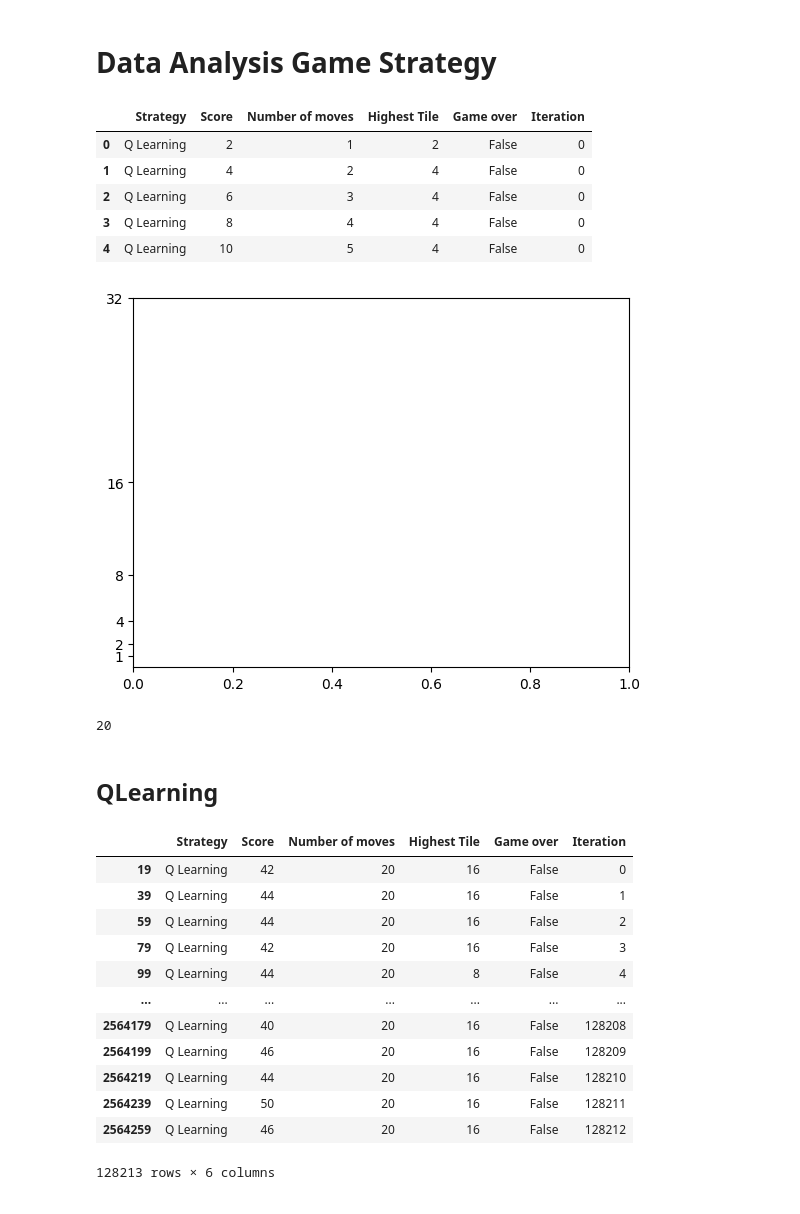
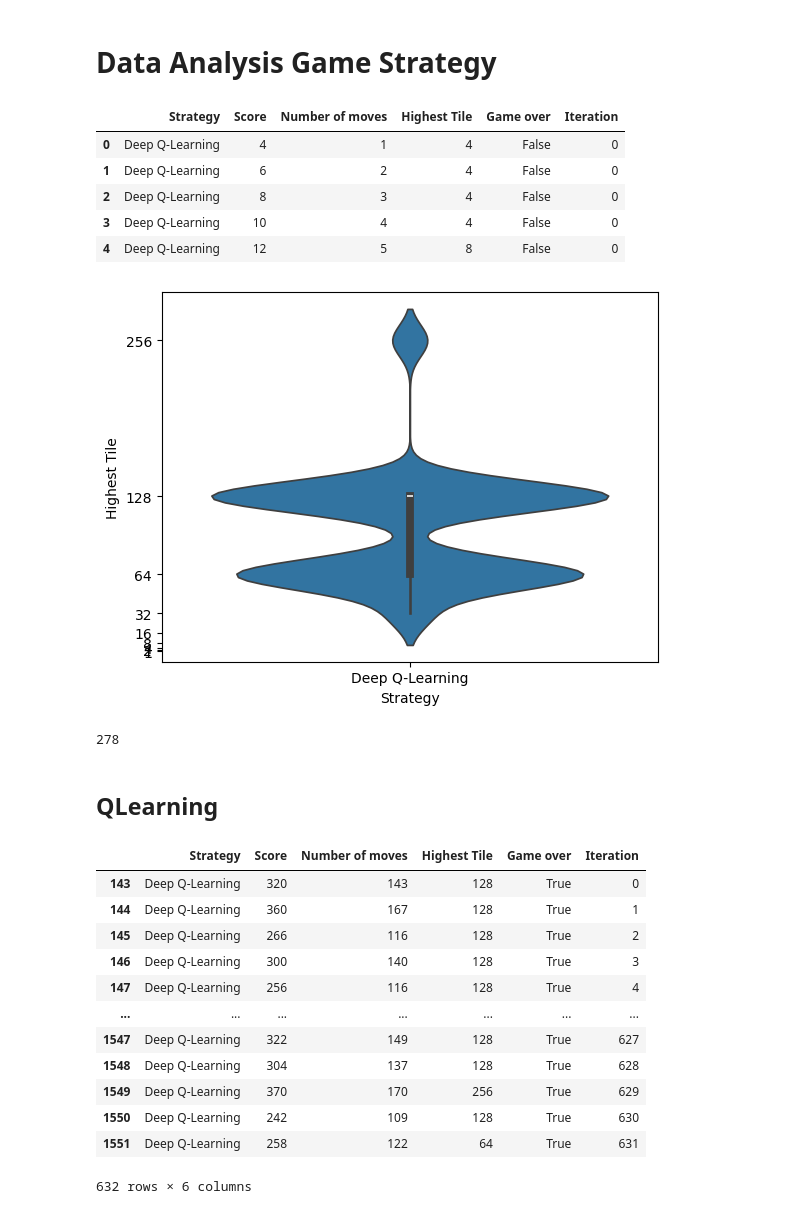
Before and after one commit to TomWartm/game_2048, a Jupyter notebook: analysis.ipynb, the cells around one changed output. Drawn from its saved outputs; the diff is of its cells as text; code cells hidden in the pictures.

```diff
--- a/analysis.ipynb
+++ b/analysis.ipynb
@@ -6,46 +6,46 @@ import pandas as pd
 import seaborn as sns
 import matplotlib.pyplot as plt
 # %%
-df = pd.read_csv('data/statistical.csv')
+df = pd.read_csv('C:/Users/mot99/Dokumente/GitHub/game_2048/data/statistical.csv')
 df.head()
 # %% [output]
 |  | Strategy | Score | Number of moves | Highest Tile | Game over | Iteration |
-| 0 | Q Learning | 2 | 1 | 2 | False | 0 |
-| 1 | Q Learning | 4 | 2 | 4 | False | 0 |
-| 2 | Q Learning | 6 | 3 | 4 | False | 0 |
-| 3 | Q Learning | 8 | 4 | 4 | False | 0 |
-| 4 | Q Learning | 10 | 5 | 4 | False | 0 |
+| 0 | Deep Q-Learning | 4 | 1 | 4 | False | 0 |
+| 1 | Deep Q-Learning | 6 | 2 | 4 | False | 0 |
+| 2 | Deep Q-Learning | 8 | 3 | 4 | False | 0 |
+| 3 | Deep Q-Learning | 10 | 4 | 4 | False | 0 |
+| 4 | Deep Q-Learning | 12 | 5 | 8 | False | 0 |
 # %%
 sns.violinplot(x='Strategy', y='Highest Tile', data=df[df['Game over'] == True])
 plt.yticks(np.logspace(0, np.log2(df['Highest Tile'].max()), base=2, num=int(np.log2(df['Highest Tile'].max())) + 1))
 plt.savefig('img/game_strategy.png')
 plt.show()
 # %% [output]
-[figure, old version]
+[figure, new version]
 # %%
 max(df['Number of moves'])
 # %% [output]
-20
+278
 # %% [markdown]
 ## QLearning
 # %%
-df_q = df[df['Strategy']=='Q Learning']
-df_q = df_q[df_q['Number of moves'] == 20]
+df_q = df[df['Strategy']=='Deep Q-Learning']
+df_q = df_q[df_q['Game over']]
 df_q
 # %% [output]
 |  | Strategy | Score | Number of moves | Highest Tile | Game over | Iteration |
-| 19 | Q Learning | 42 | 20 | 16 | False | 0 |
-| 39 | Q Learning | 44 | 20 | 16 | False | 1 |
-| 59 | Q Learning | 44 | 20 | 16 | False | 2 |
-| 79 | Q Learning | 42 | 20 | 16 | False | 3 |
-| 99 | Q Learning | 44 | 20 | 8 | False | 4 |
+| 143 | Deep Q-Learning | 320 | 143 | 128 | True | 0 |
+| 144 | Deep Q-Learning | 360 | 167 | 128 | True | 1 |
+| 145 | Deep Q-Learning | 266 | 116 | 128 | True | 2 |
+| 146 | Deep Q-Learning | 300 | 140 | 128 | True | 3 |
+| 147 | Deep Q-Learning | 256 | 116 | 128 | True | 4 |
 | ... | ... | ... | ... | ... | ... | ... |
-| 2564179 | Q Learning | 40 | 20 | 16 | False | 128208 |
-| 2564199 | Q Learning | 46 | 20 | 16 | False | 128209 |
-| 2564219 | Q Learning | 44 | 20 | 16 | False | 128210 |
-| 2564239 | Q Learning | 50 | 20 | 16 | False | 128211 |
-| 2564259 | Q Learning | 46 | 20 | 16 | False | 128212 |
+| 1547 | Deep Q-Learning | 322 | 149 | 128 | True | 627 |
+| 1548 | Deep Q-Learning | 304 | 137 | 128 | True | 628 |
+| 1549 | Deep Q-Learning | 370 | 170 | 256 | True | 629 |
+| 1550 | Deep Q-Learning | 242 | 109 | 128 | True | 630 |
+| 1551 | Deep Q-Learning | 258 | 122 | 64 | True | 631 |
-128213 rows × 6 columns
+632 rows × 6 columns
 # %%
 plt.figure(figsize=(10, 6))
 sns.lineplot(x='Iteration', y='Score', data=df_q)
```
Also changed, not shown: parts of 2 cells of this notebook, 5 other files.
